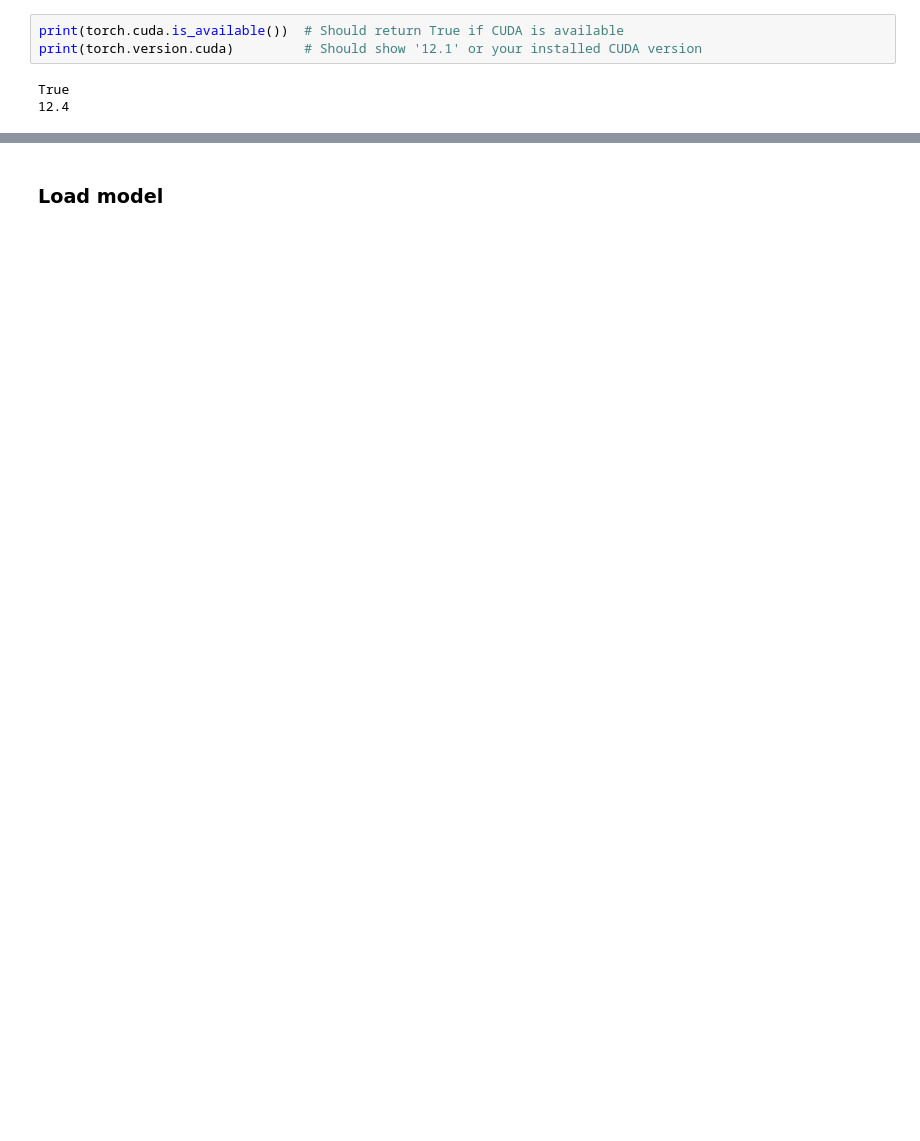
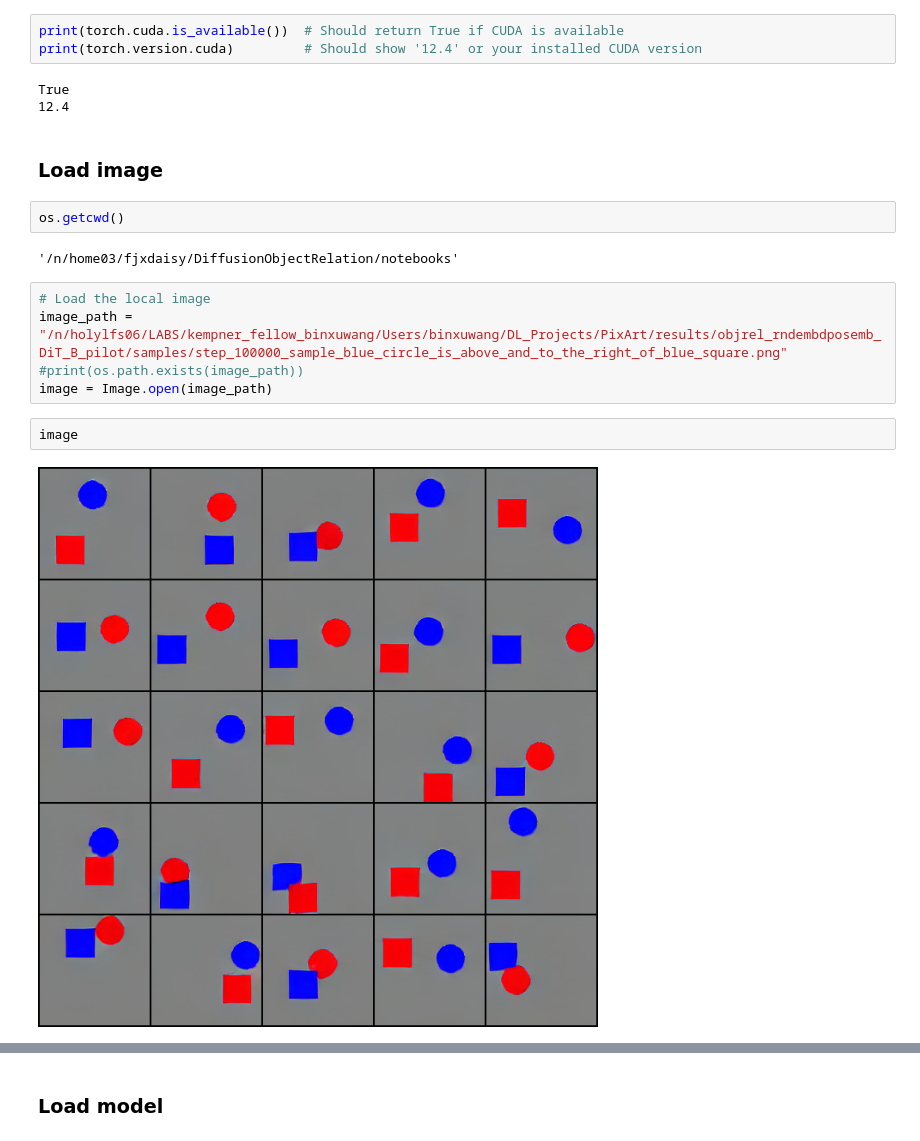
Before and after one commit to Animadversio/DiffusionObjectRelation, a Jupyter notebook: notebooks/LLAVA_VQA.ipynb, the cells around one changed output, grey strips where cells are left out. Cells and saved outputs as stored; diff of their text form; blank space fills up the shorter version.

```diff
--- a/notebooks/LLAVA_VQA.ipynb
+++ b/notebooks/LLAVA_VQA.ipynb
@@ -7,6 +12,21 @@ from transformers import AutoProcessor, LlavaForConditionalGeneration
 # %%
 print(torch.cuda.is_available())  # Should return True if CUDA is available
-print(torch.version.cuda)         # Should show '12.1' or your installed CUDA version
+print(torch.version.cuda)         # Should show '12.4' or your installed CUDA version
 # %% [output]
 True
 12.4
+# %% [markdown]
+### Load image
+# %%
+os.getcwd()
+# %% [output]
+'/n/home03/fjxdaisy/DiffusionObjectRelation/notebooks'
+# %%
+# Load the local image
+image_path = "/n/holylfs06/LABS/kempner_fellow_binxuwang/Users/binxuwang/DL_Projects/PixArt/results/objrel_rndembdposemb_DiT_B_pilot/samples/step_100000_sample_blue_circle_is_above_and_to_the_right_of_blue_square.png"
+#print(os.path.exists(image_path))
+image = Image.open(image_path)
+# %%
+image
+# %% [output]
+[figure, added]
```
Also changed, not shown: parts of 13 cells of this notebook, 4 other files.
